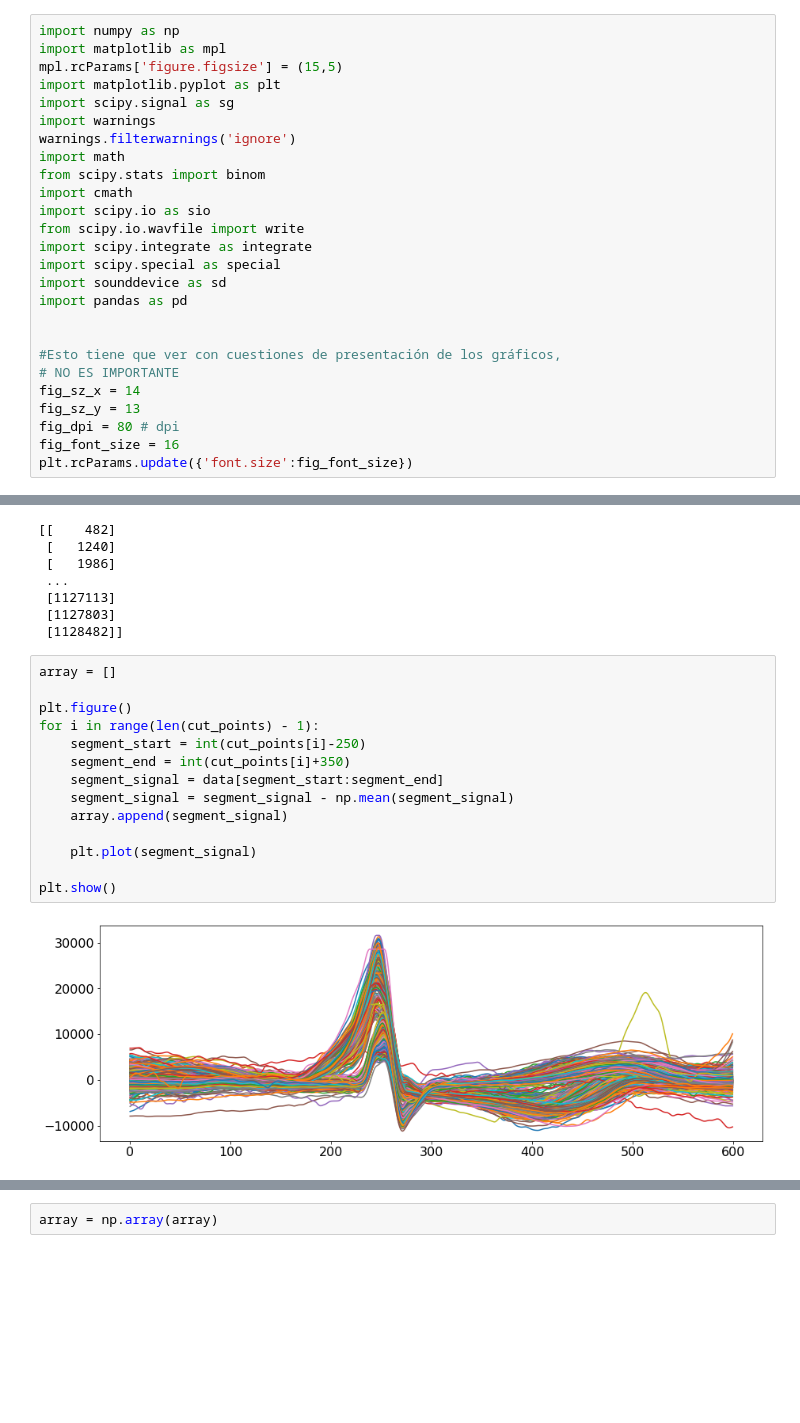
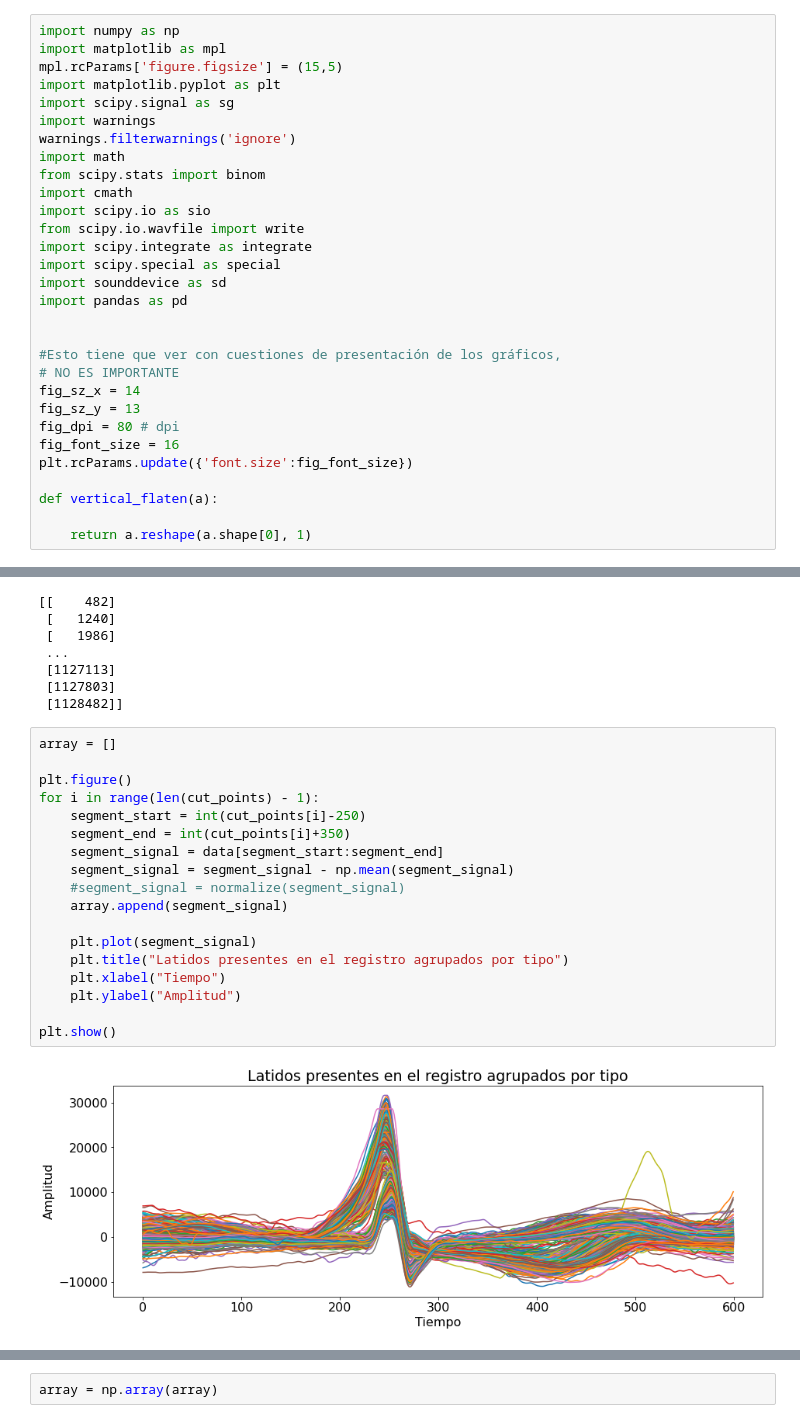
Before and after one commit to Mathilde-lelephant/Mathilde-d-Hebrail-PDS-repo, a Jupyter notebook: notebook8.ipynb, the cells around one changed output, grey strips where cells are left out. Cells and saved outputs as stored; diff of their text form; blank space fills up the shorter version.

```diff
--- a/notebook8.ipynb
+++ b/notebook8.ipynb
@@ -33,6 +33,10 @@ fig_sz_y = 13
 fig_dpi = 80 # dpi
 fig_font_size = 16
 plt.rcParams.update({'font.size':fig_font_size})
+
+def vertical_flaten(a):
+
+    return a.reshape(a.shape[0], 1)
 # %% [markdown]
 # ECG
 # %% [markdown]
@@ -88,16 +106,20 @@ print(mat_struct['qrs_detections'])
 # %%
 array = []
 
 plt.figure()
 for i in range(len(cut_points) - 1):
     segment_start = int(cut_points[i]-250)
     segment_end = int(cut_points[i]+350)
     segment_signal = data[segment_start:segment_end]
     segment_signal = segment_signal - np.mean(segment_signal)
+    #segment_signal = normalize(segment_signal)
     array.append(segment_signal)
 
     plt.plot(segment_signal)
+    plt.title("Latidos presentes en el registro agrupados por tipo")
+    plt.xlabel("Tiempo")
+    plt.ylabel("Amplitud")
 
 plt.show()
 # %% [output]
-[figure, old version]
+[figure, new version]
```
Also changed, not shown: parts of 15 cells of this notebook.
